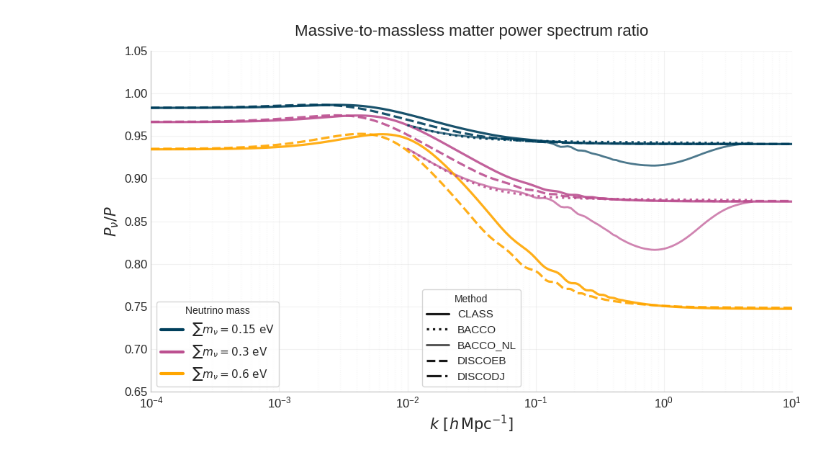
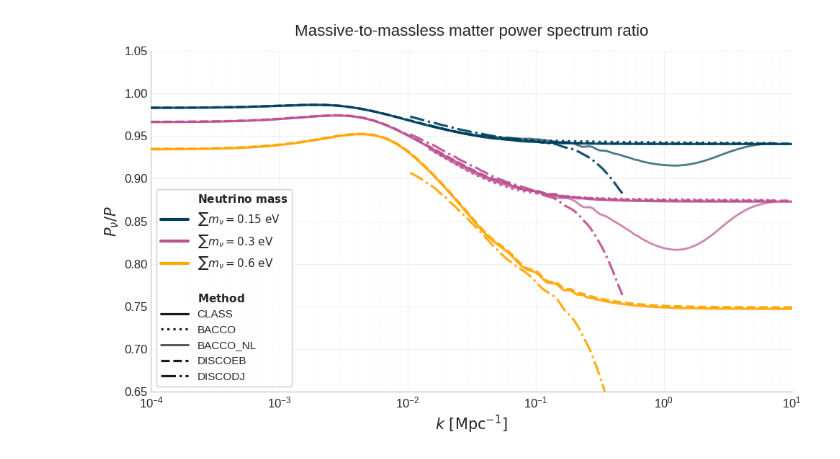
Before and after one commit to Xantyos13/DISCO-DJ, a Jupyter notebook: Neutrinos/Comparaison.ipynb, the cells around one changed output. Saved outputs shown, nothing was run; the diff lists cells and outputs as text; code cells hidden in the pictures.

```diff
--- a/Neutrinos/Comparaison.ipynb
+++ b/Neutrinos/Comparaison.ipynb
@@ -9,13 +9,13 @@ from matplotlib.lines import Line2D
 import matplotlib as mpl
 
 
-#from mpl_toolkits.axes_grid1.inset_locator import inset_axes, mark_inset
-#mpl.use("pgf")
-#mpl.rcParams.update({
-#    "pgf.texsystem": "pdflatex",
-#    "font.family": "serif",
-#    "text.usetex": True,
-#})
+from mpl_toolkits.axes_grid1.inset_locator import inset_axes, mark_inset
+mpl.use("pgf")
+mpl.rcParams.update({
+    "pgf.texsystem": "pdflatex",
+    "font.family": "serif",
+    "text.usetex": True,
+})
 
 
 class_data   = np.load("class_results.npy", allow_pickle=True)
@@ -24,12 +24,13 @@ bacco_data_nl   = np.load("bacco_results_nl.npy", allow_pickle=True)
 discoeb_data = np.load("discoeb_results.npy", allow_pickle=True)
 discodj_data = np.load("discodj_results.npy", allow_pickle=True)
 
+
 all_data = (
     list(class_data)
     + list(bacco_data)
     + list(bacco_data_nl)
-   + list(discoeb_data)
-   # + list(discodj_data)
+    + list(discoeb_data)
+    + list(discodj_data)
 )
 
 plt.style.use("seaborn-v0_8-whitegrid")
@@ -118,7 +119,7 @@ for d in all_data:
     )
 
 ax.set_xlabel(
-    r"$k\ [h\,\mathrm{Mpc}^{-1}]$",
+    r"$k\ [\mathrm{Mpc}^{-1}]$",
     fontsize=15
 )
 
@@ -158,44 +159,44 @@ method_handles = [
         color="black",
         lw=method_styles[m]["lw"],
         ls=method_styles[m]["ls"],
         alpha=method_styles[m]["alpha"],
         label=m.replace("_", r"_")
 
     )
     for m in method_styles
 ]
 
-legend1 = ax.legend(
-    handles=mass_handles,
+combined_handles = [
+    Line2D([], [], color='none', label=r"$\bf{Neutrino\ mass}$"),
+    *mass_handles,
+    Line2D([], [], color='none', label=""),
+    Line2D([], [], color='none', label=r"$\bf{Method}$"),
+    *method_handles,
+]
+
+legend = ax.legend(
+    handles=combined_handles,
     loc="lower left",
     fontsize=11,
     frameon=True,
-    title="Neutrino mass"
+    handlelength=2.5,
 )
 
-legend2 = ax.legend(
-    handles=method_handles,
-    loc="lower center",
-    fontsize=11,
-    frameon=True,
-    title="Method"
-)
-
-ax.add_artist(legend1)
+legend.get_frame().set_alpha(0.95)
 
 # ============================================================
 # TITLE
 # ============================================================
 
 ax.set_title(
     r"Massive-to-massless matter power spectrum ratio",
     fontsize=16,
     pad=15
 )
 
 plt.tight_layout()
 
-#plt.savefig("comp.pgf", bbox_inches="tight")
+plt.savefig("comp_in25.pgf", bbox_inches="tight")
 plt.show()
 # %% [output]
-[figure, old version]
+[figure, new version]
```
Also changed, not shown: 14 other files.
